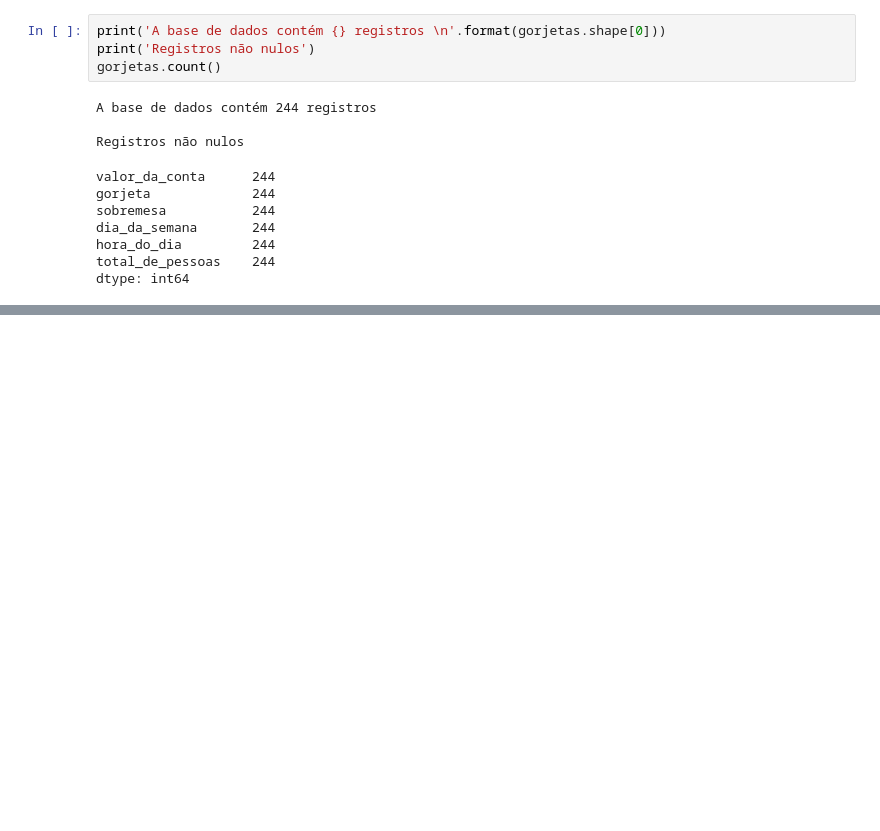
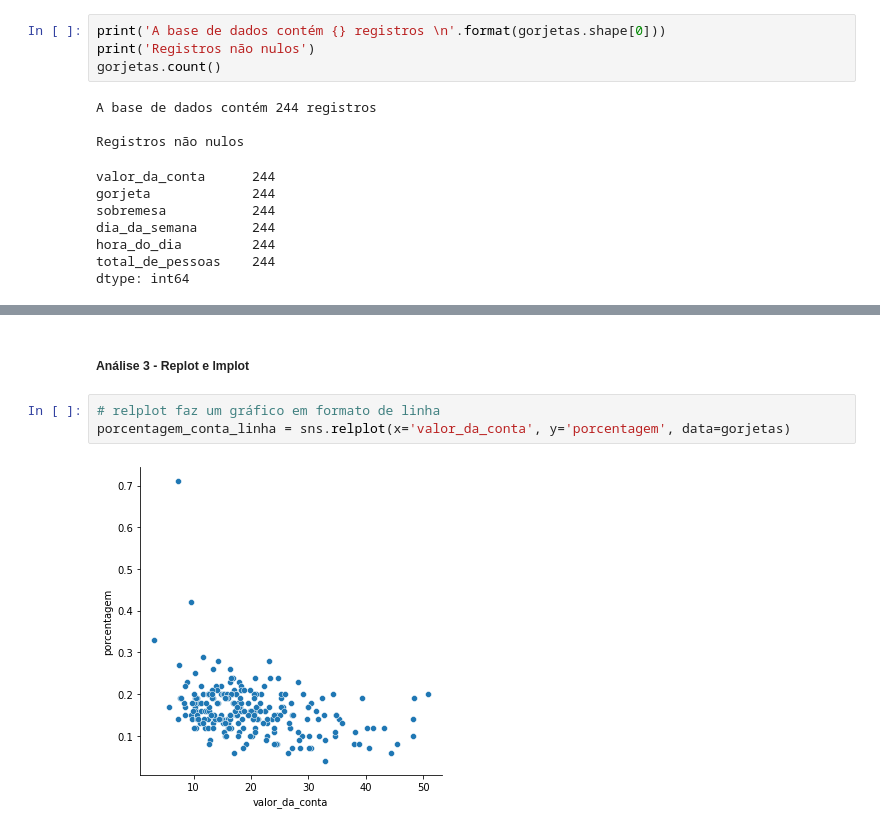
Before and after one commit to marceloicampos/alura-jupyter-python, a Jupyter notebook: aulas/EDA-Gorjetas.ipynb, the cells around one changed output, grey strips where cells are left out. Cells and saved outputs as stored; diff of their text form; blank space fills up the shorter version.

```diff
--- a/aulas/EDA-Gorjetas.ipynb
+++ b/aulas/EDA-Gorjetas.ipynb
@@ -257,0 +292,7 @@ dtype: int64
+# %% [markdown]
+##### Análise 3 - Replot e lmplot
+# %%
+# relplot faz um gráfico em formato de linha
+porcentagem_conta_linha = sns.relplot(x='valor_da_conta', y='porcentagem', data=gorjetas)
+# %% [output]
+[figure, added]
```
Also changed, not shown: parts of 7 cells of this notebook.
